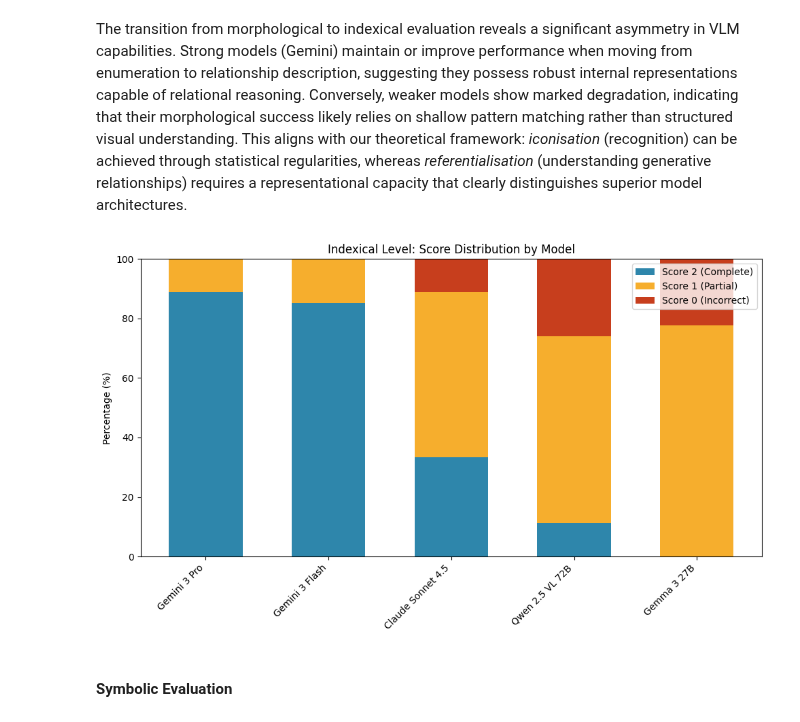
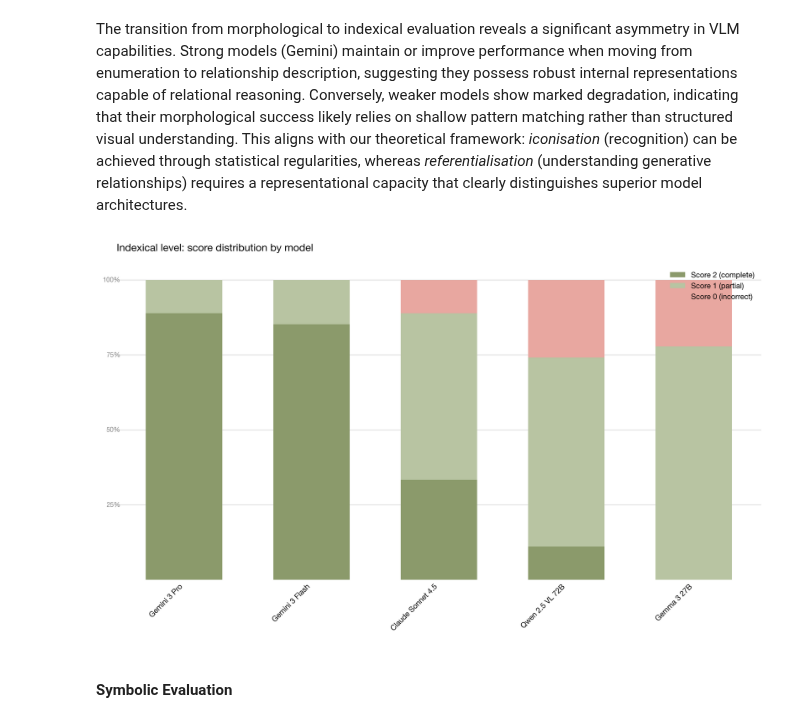
Before and after one commit to friendlynihilist/moving-pictures-of-thought-jdh, a Jupyter notebook: moving-pictures-of-thought.ipynb, the cells around one changed output. Drawn from its saved outputs; the diff is of its cells as text; code cells hidden in the pictures.

```diff
--- a/moving-pictures-of-thought.ipynb
+++ b/moving-pictures-of-thought.ipynb
@@ -532,36 +612,72 @@ The transition from morphological to indexical evaluation reveals a significant
 # %%
 import pandas as pd
 import matplotlib.pyplot as plt
+import numpy as np
 
+# === STYLE CONFIG ===
+%config InlineBackend.figure_format = 'retina'
+
+plt.rcParams.update({
+    'font.family': 'sans-serif',
+    'font.sans-serif': ['Helvetica Neue', 'Helvetica', 'Arial', 'DejaVu Sans'],
+    'font.weight': 'light',
+    'font.size': 9,
+    'axes.titlesize': 11,
+    'axes.titleweight': 'light',
+    'axes.spines.top': False,
+    'axes.spines.right': False,
+    'axes.spines.left': False,
+    'axes.spines.bottom': False,
+    'xtick.major.size': 0,
+    'ytick.major.size': 0,
+    'figure.dpi': 150,
+    'savefig.dpi': 300,
+    'figure.facecolor': 'white',
+    'legend.frameon': False,
+})
+
+OLIVE = '#8B9A6B'
+OLIVE_LIGHT = '#B8C4A2'
+SALMON = '#E8A7A0'
+GRAY_LIGHT = '#cccccc'
+
+# === DATA ===
 data = {
     'Model': ['Gemini 3 Pro', 'Gemini 3 Flash', 'Claude Sonnet 4.5', 'Qwen 2.5 VL 72B', 'Gemma 3 27B'],
     'Score 2': [88.9, 85.2, 33.3, 11.1, 0.0],
     'Score 1': [11.1, 14.8, 55.6, 63.0, 77.8],
     'Score 0': [0.0, 0.0, 11.1, 25.9, 22.2]
 }
 
 df = pd.DataFrame(data)
 
+# === CREATE FIGURE ===
 fig, ax = plt.subplots(figsize=(10, 6))
 
-x = range(len(df['Model']))
+x = np.arange(len(df['Model']))
 width = 0.6
 
-ax.bar(x, df['Score 2'], width, label='Score 2 (Complete)', color='#2E86AB')
-ax.bar(x, df['Score 1'], width, bottom=df['Score 2'], label='Score 1 (Partial)', color='#F6AE2D')
-ax.bar(x, df['Score 0'], width, bottom=df['Score 2']+df['Score 1'], label='Score 0 (Incorrect)', color='#C73E1D')
+ax.bar(x, df['Score 2'], width, label='Score 2 (complete)', color=OLIVE)
+ax.bar(x, df['Score 1'], width, bottom=df['Score 2'], label='Score 1 (partial)', color=OLIVE_LIGHT)
+ax.bar(x, df['Score 0'], width, bottom=df['Score 2']+df['Score 1'], label='Score 0 (incorrect)', color=SALMON)
 
-ax.set_ylabel('Percentage (%)')
-ax.set_title('Indexical Level: Score Distribution by Model')
 ax.set_xticks(x)
-ax.set_xticklabels(df['Model'], rotation=45, ha='right')
-ax.legend()
-ax.set_ylim(0, 100)
+ax.set_xticklabels(df['Model'], rotation=45, ha='right', fontsize=8)
+ax.set_yticks([])
+ax.set_ylim(0, 105)
+ax.set_title('Indexical level: score distribution by model', loc='left', pad=15)
+
+# Light reference lines
+for y in [25, 50, 75, 100]:
+    ax.axhline(y=y, color=GRAY_LIGHT, linewidth=0.5, zorder=0)
+    ax.text(-0.5, y, f'{y}%', ha='right', va='center', fontsize=7, color='#888888')
+
+ax.legend(loc='upper right', fontsize=8)
 
 plt.tight_layout()
 plt.show()
 # %% [output]
-[figure, old version]
+[figure, new version]
 # %% [markdown]
 #### Symbolic Evaluation
 # %% [markdown]
```
Also changed, not shown: parts of 5 cells of this notebook.
